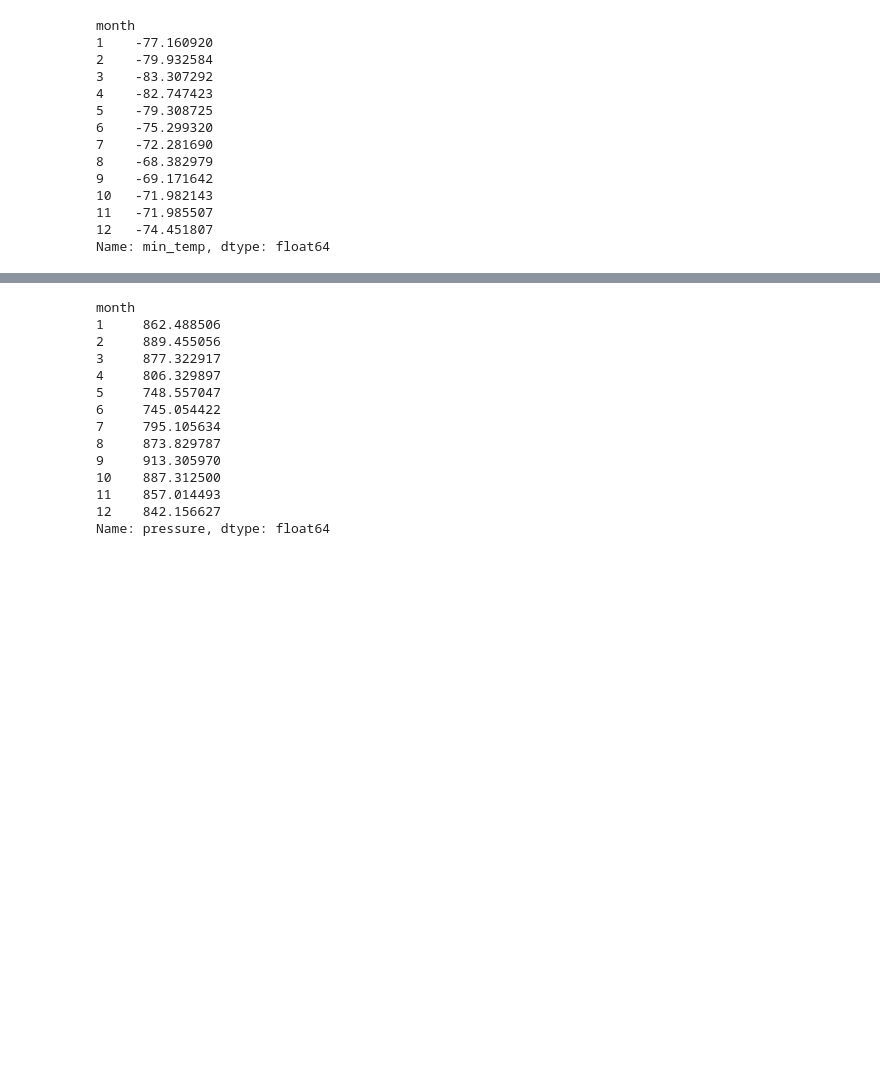
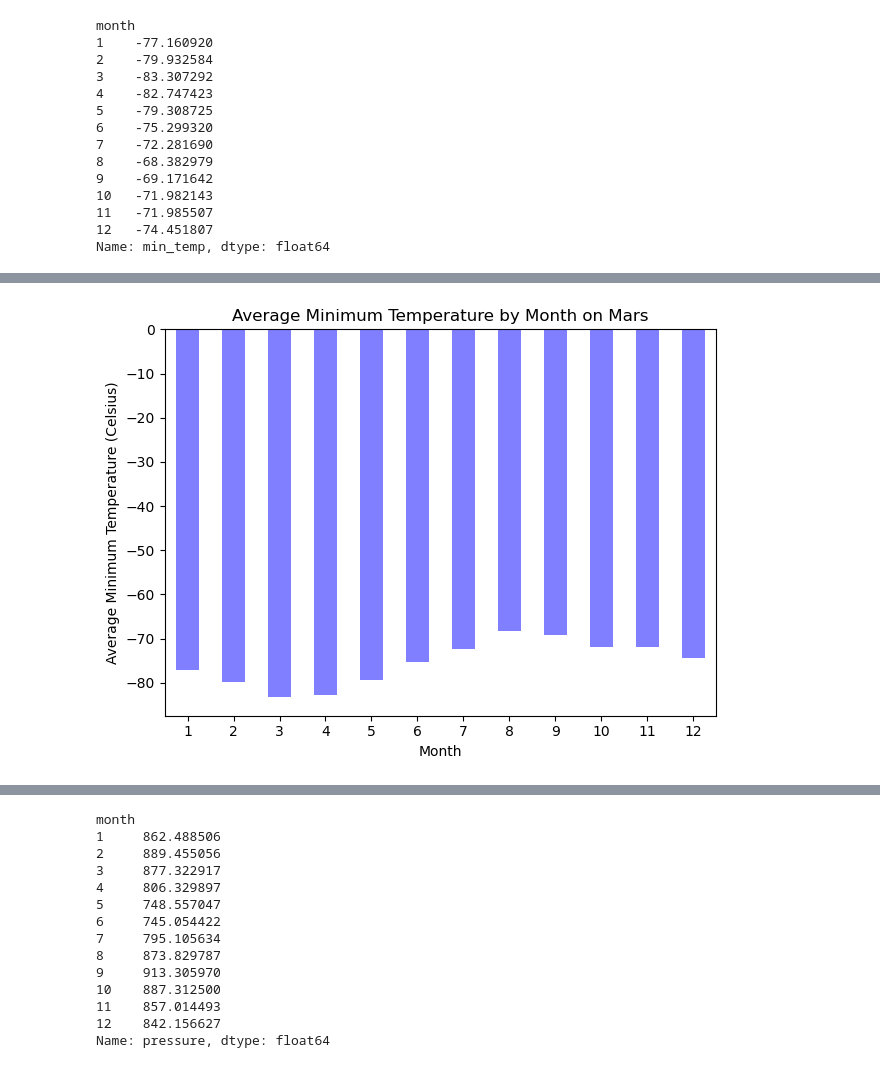
Before and after one commit to Jagar513/Mars-Weather-Challenge, a Jupyter notebook: part_2_mars_weather.ipynb, the cells around one changed output, grey strips where cells are left out. Drawn from its saved outputs; the diff is of its cells as text; code cells hidden in the pictures; blank space fills up the shorter version.

```diff
--- a/part_2_mars_weather.ipynb
+++ b/part_2_mars_weather.ipynb
@@ -145,6 +165,8 @@ Analyze your dataset by using Pandas functions to answer the following questions
 1867
 # %%
 # 3. What is the average minimum temperature by month?
+avg_min_temp = new_table_df.groupby('month')['min_temp'].mean()
+avg_min_temp
 # %% [output]
 month
 1    -77.160920
@@ -170,0 +185,11 @@ Name: min_temp, dtype: float64
+# %%
+# Plot the average minimum temperature by month
+avg_min_temp.plot(kind='bar', color='blue', alpha=0.5, align='center')
+plt.title('Average Minimum Temperature by Month on Mars')
+plt.xlabel('Month')
+plt.ylabel('Average Minimum Temperature (Celsius)')
+plt.xticks(rotation=0)
+plt.tight_layout()
+plt.show()
+# %% [output]
+[figure, added]
```
Also changed, not shown: parts of 19 cells of this notebook, 1 other file.
